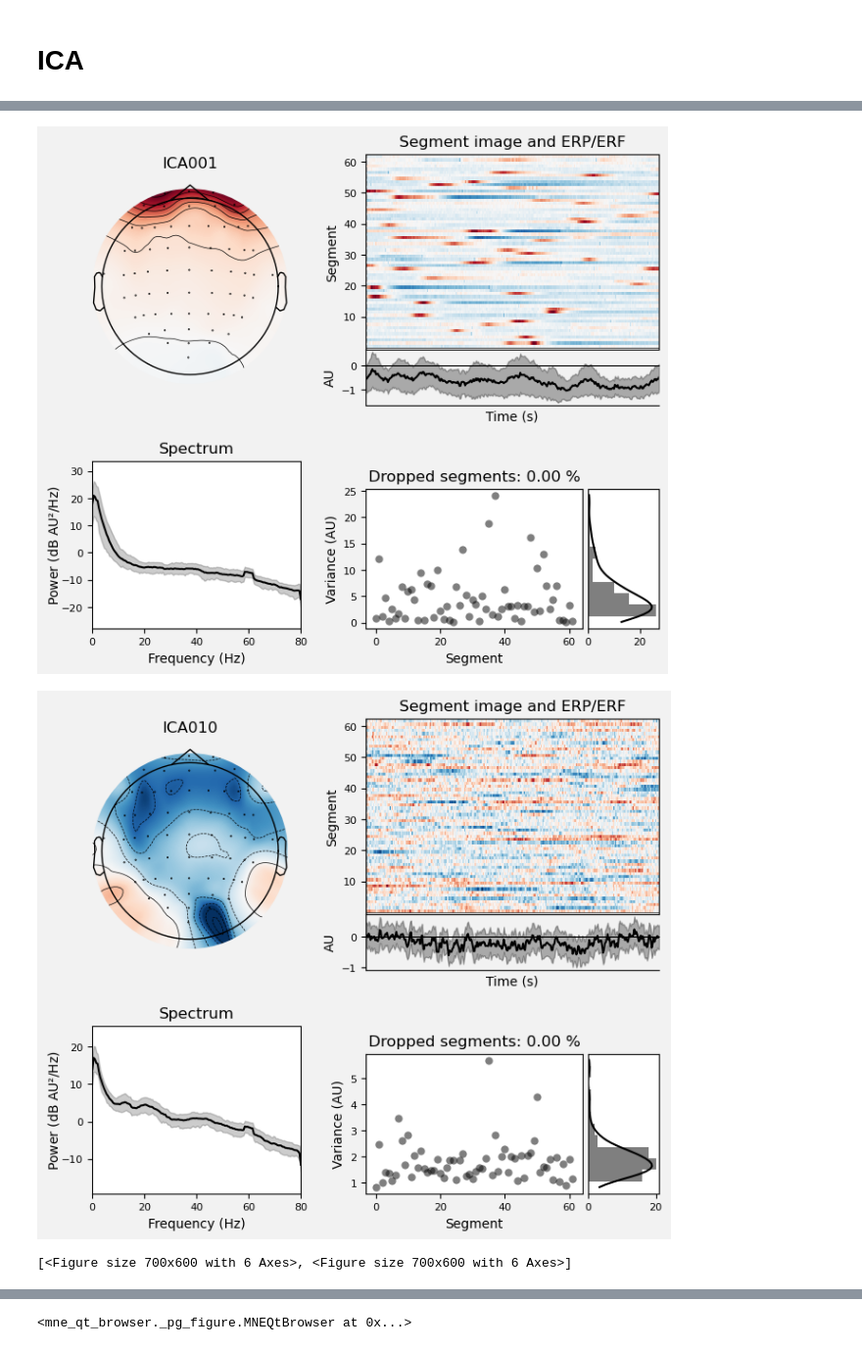
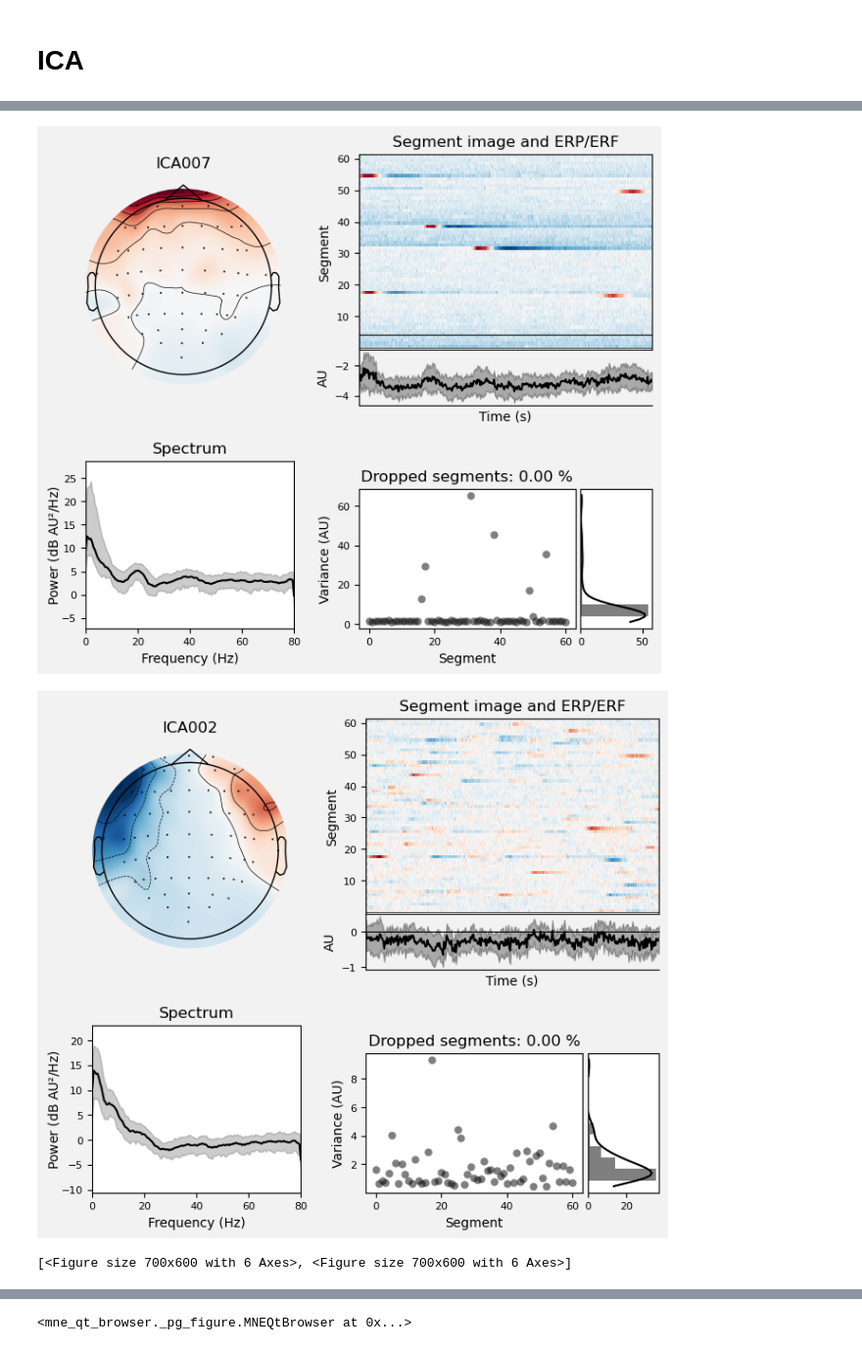
Before and after one commit to ErKnot/eeg-TFA-DEVIA, a Jupyter notebook: EEG_EDA.ipynb, the cells around one changed output, grey strips where cells are left out. Shown at 98% size. Drawn from its saved outputs; the diff is of its cells as text; code cells hidden in the pictures.

```diff
--- a/EEG_EDA.ipynb
+++ b/EEG_EDA.ipynb
@@ -200,7 +198,7 @@ reject_log.plot('horizontal', aspect='auto');
 # %%
 # ICA parameters
 random_state = 0   # ensures ICA is reproducible each time it's run
-ica_n_components = .99     # Specify n_components as a decimal to set % explained variance
+ica_n_components = 25    # Specify n_components as a decimal to set % explained variance
 
 # Fit ICA
 ica = mne.preprocessing.ICA(n_components=ica_n_components,
@@ -209,5 +207,5 @@ ica = mne.preprocessing.ICA(n_components=ica_n_components,
 ica.fit(epochs_ica[~reject_log.bad_epochs], decim=3)
 
 # ica.plot_properties(epochs_ica, picks=range(0, ica.n_components_), psd_args={'fmax': high_cut});
-ica.plot_components()
+ica.plot_components();
 # %% [output]
@@ -223,7 +220,7 @@ z_step = .05
 
 while num_excl < max_ic:
     eog_indices, eog_scores = ica.find_bads_eog(epochs_ica,
-                                                ch_name=['Fp1', 'Fp2', 'AF7', 'AF8'],
+                                                ch_name=['Fp1', 'Fp2', 'F7', 'F8'],
                                                 threshold=z_thresh
                                                 )
     num_excl = len(eog_indices)
@@ -243,5 +240,5 @@ The IC indices are:  [1, 10]
-[figure, old version]
+[figure, new version]
-[figure, old version]
+[figure, new version]
 [<Figure size 700x600 with 6 Axes>, <Figure size 700x600 with 6 Axes>]
 # %%
 ica.plot_sources(epochs_ica)
```
Also changed, not shown: parts of 10 cells of this notebook.
